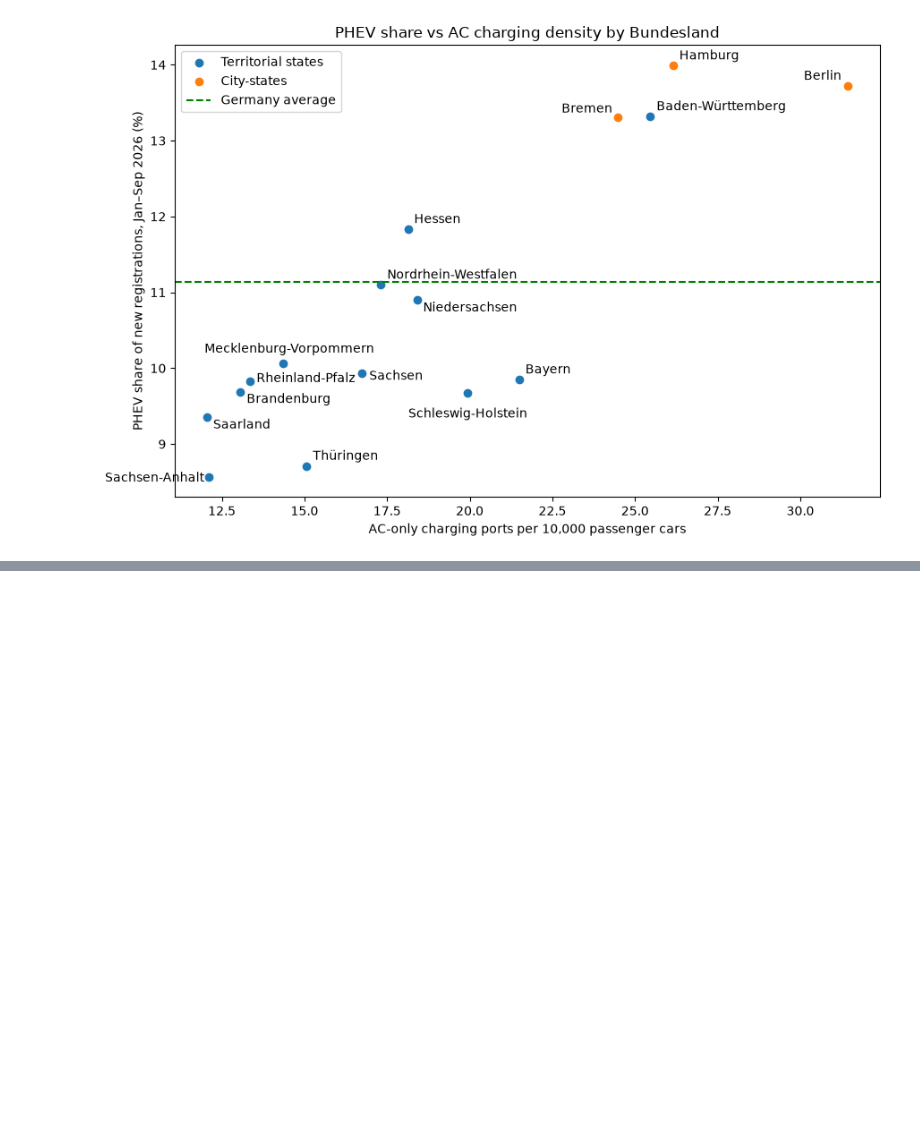
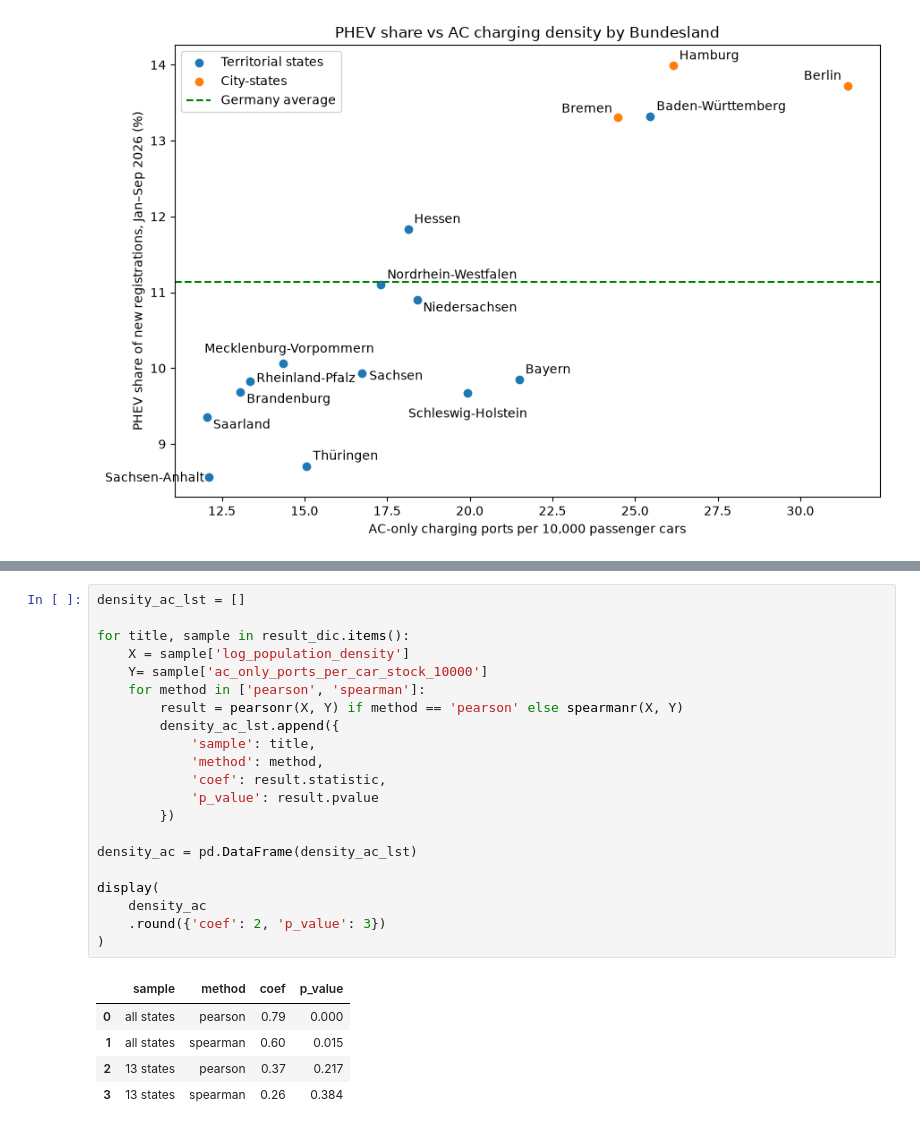
Before and after one commit to cankale/bmw-electric-vehicle-market-analysis, a Jupyter notebook: src/03_regional_analysis.ipynb, the cells around one changed output, grey strips where cells are left out. Drawn from its saved outputs; the diff is of its cells as text; blank space fills up the shorter version.

```diff
--- a/src/03_regional_analysis.ipynb
+++ b/src/03_regional_analysis.ipynb
@@ -389,0 +446,27 @@ plt.show()
+# %%
+density_ac_lst = []
+
+for title, sample in result_dic.items():
+    X = sample['log_population_density']
+    Y= sample['ac_only_ports_per_car_stock_10000']
+    for method in ['pearson', 'spearman']:
+        result = pearsonr(X, Y) if method == 'pearson' else spearmanr(X, Y)
+        density_ac_lst.append({
+            'sample': title,
+            'method': method,
+            'coef': result.statistic,
+            'p_value': result.pvalue
+        })
+
+density_ac = pd.DataFrame(density_ac_lst)
+
+display(
+    density_ac
+    .round({'coef': 2, 'p_value': 3})
+)
+# %% [output]
+|  | sample | method | coef | p_value |
+| 0 | all states | pearson | 0.79 | 0.000 |
+| 1 | all states | spearman | 0.60 | 0.015 |
+| 2 | 13 states | pearson | 0.37 | 0.217 |
+| 3 | 13 states | spearman | 0.26 | 0.384 |
```
Also changed, not shown: parts of 4 cells of this notebook.
